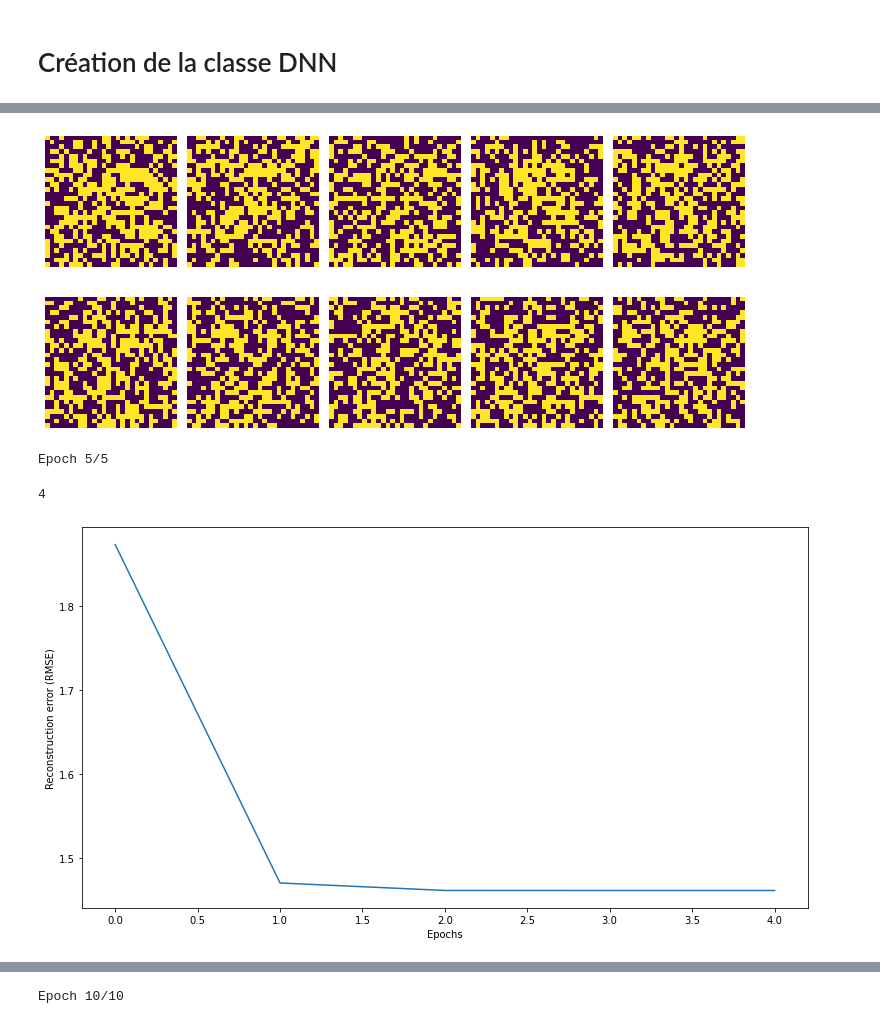
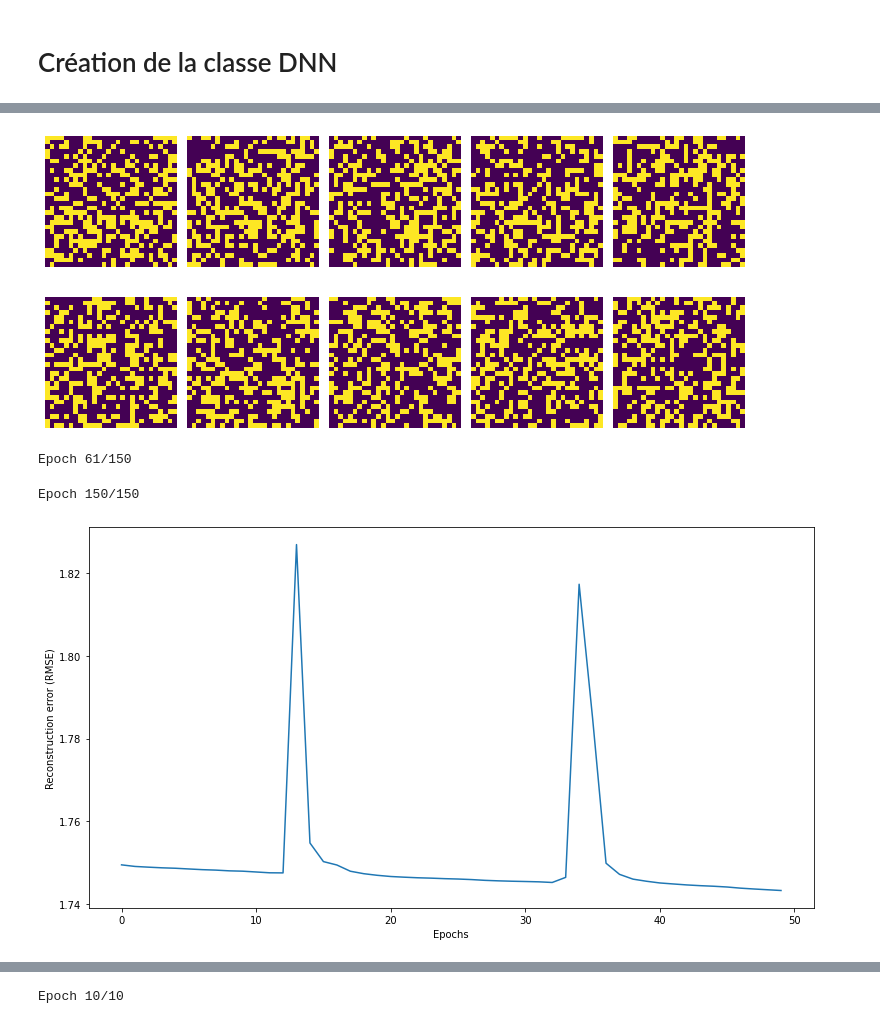
Before and after one commit to wdavys/DNN-dl2, a Jupyter notebook: TP_DNN.ipynb, the cells around one changed output, grey strips where cells are left out. Cells and saved outputs as stored; diff of their text form; code cells hidden in the pictures.

```diff
--- a/TP_DNN.ipynb
+++ b/TP_DNN.ipynb
@@ -613,5 +613,5 @@ def select_digits_toclassify(digits):
     plt.tight_layout()
     return train_X[mask1], pd.get_dummies(train_y)[mask1].values, test_X[mask2], pd.get_dummies(test_y)[mask2].values
 # %%
-X_train_dnn, y_train_dnn, X_test_dnn, y_test_dnn = select_digits_toclassify([8])
+X_train_dnn, y_train_dnn, X_test_dnn, y_test_dnn = select_digits_toclassify(range(10))
 # %% [output]
@@ -648,19 +648,16 @@ Epoch 51/100
 # %%
 dbn1.generate(nb_iter=100, height=28, width=28, thresh=0.1)
 # %% [output]
-[figure, old version]
+[figure, new version]
 # %%
 dnn1 = DNN(n_classes, dim_layers=[p, 160, 640, 280])
-logloss1 = dnn1.train(X_train_dnn, y_train_dnn, nb_epoch=5)
+logloss1 = dnn1.train(X_train_dnn, y_train_dnn, nb_epoch=150)
 # %% [output]
-Epoch 5/5
+Epoch 61/150
+Epoch 150/150
-# %%
-dnn1.n_layers
-# %% [output]
-4
 # %%
-plot_err(logloss1)
+plot_err(logloss1[100:])
 # %% [output]
-[figure, old version]
+[figure, new version]
 # %%
 _, y_hat1 = dnn1.entree_sortie(X_test_dnn)
```
Also changed, not shown: parts of 3 cells of this notebook.
